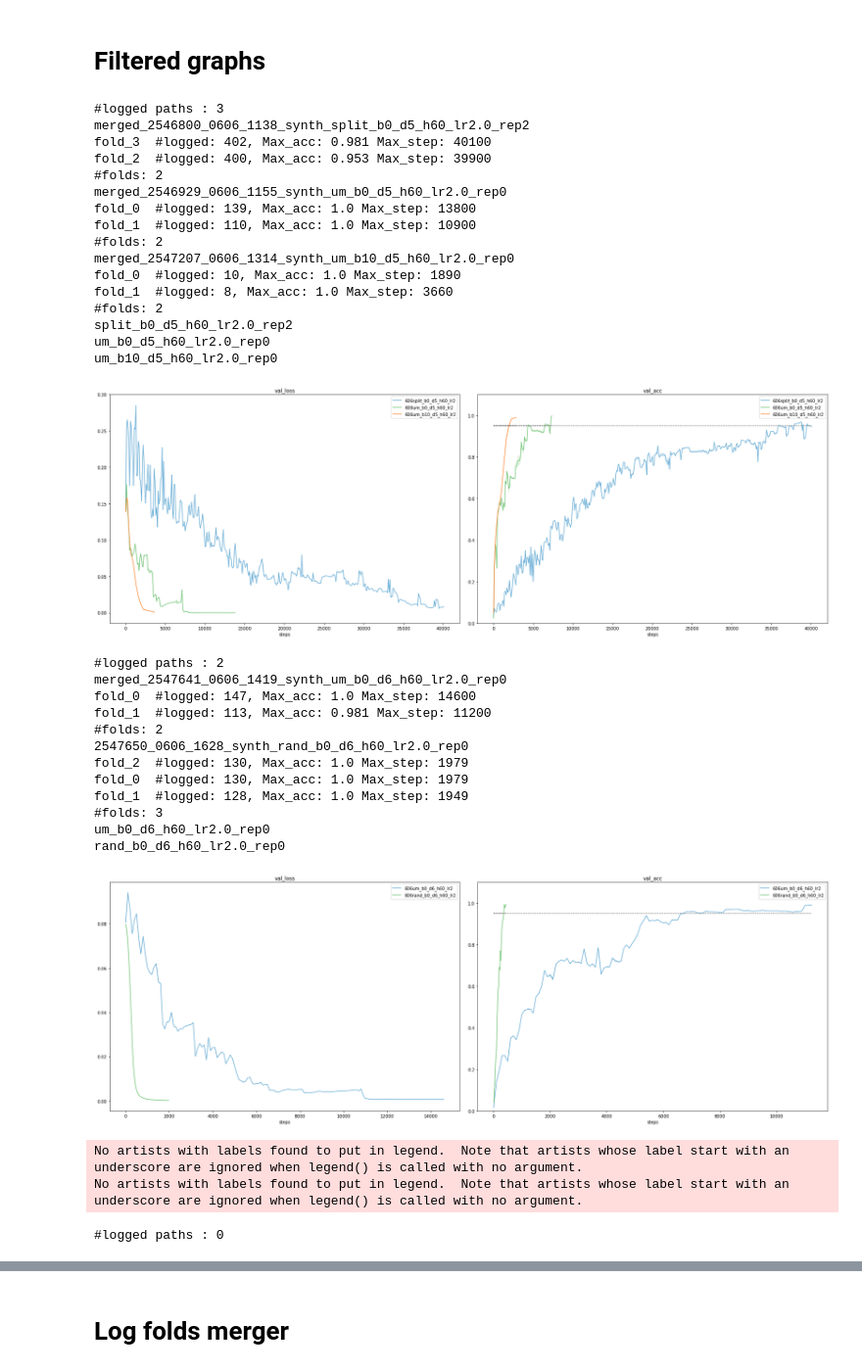
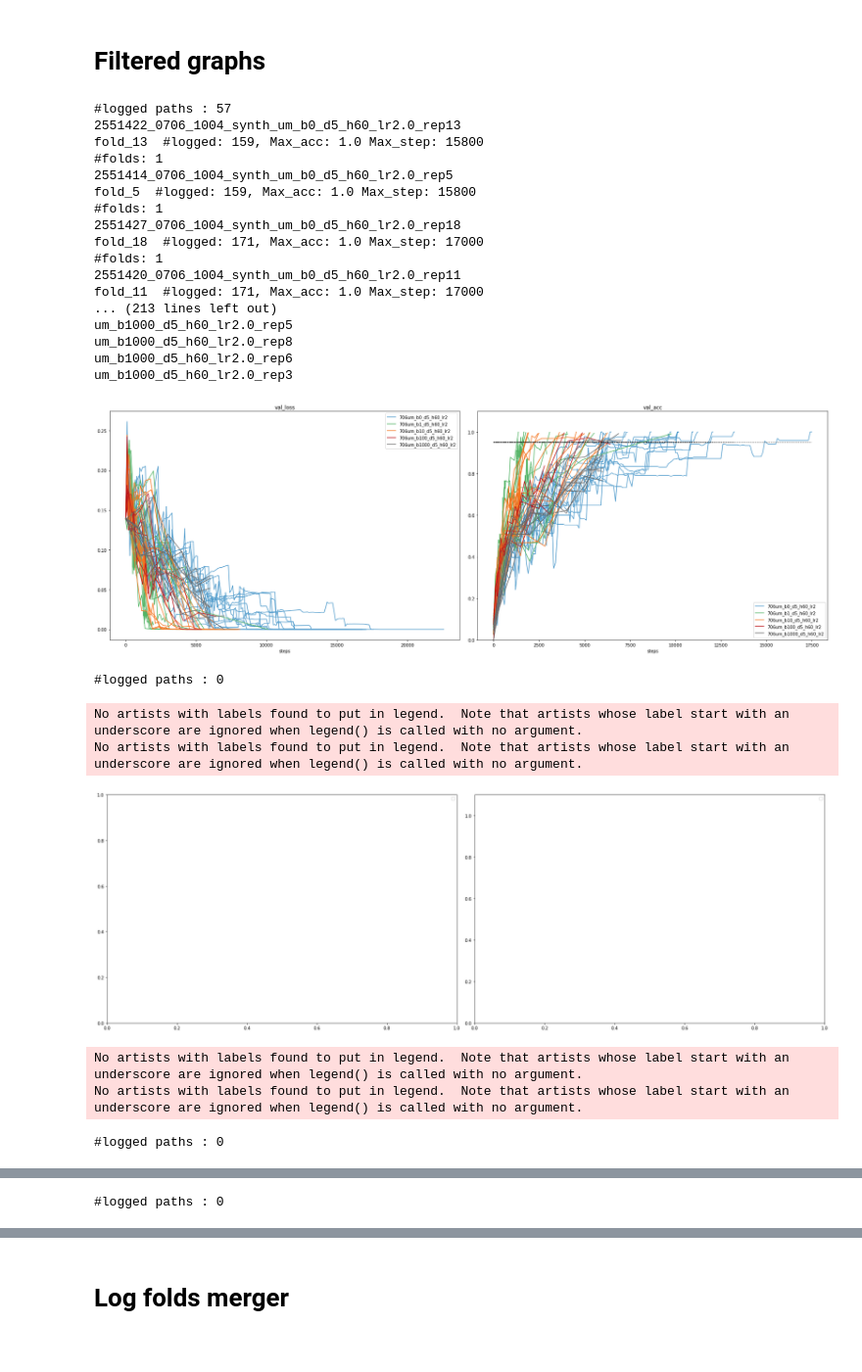
Before and after one commit to jeromel05/Ultrametric-benchmark-v2, a Jupyter notebook: notebooks/postprocessing_metrics.ipynb, the cells around one changed output, grey strips where cells are left out. Shown: that part at 98% size. Drawn from its saved outputs; the diff is of its cells as text; code cells hidden in the pictures.

```diff
--- a/notebooks/postprocessing_metrics.ipynb
+++ b/notebooks/postprocessing_metrics.ipynb
@@ -280,46 +280,38 @@ metrics_to_plot = ['val_loss', 'val_acc', 'val_step']
 # %%
 patts_to_search2 = ["um_b0_d5", "um_b0_d6", "um_b0_d7", "um_b0_d8", "um_b0_d9", "um_b0_d10",
                     "rand_b0_d5", "rand_b0_d6", "rand_b0_d7", "rand_b0_d8", "rand_b0_d9", "rand_b0_d10"]
 
 patt = ["um_b0_d5_h30", 'um_b1_d5_h30', 'um_b10_d5_h30', 'um_b100_d5_h30', 'um_b1000_d5_h30', 'd5_h30',
                     "um_b0_d6_h30", 'um_b1_d6_h30', 'um_b10_d6_h30', 'um_b100_d6_h30', 'um_b1000_d6_h30']
 
 patts_to_search2 = ['d5_h60_lr2','d6_h60_lr2', 'd7_h250_lr2', 'd8_h500_lr5', "d9_h500_lr5", "d10"]
 #patts_to_search2 = ["d7_h250_lr2"]
 
-for patt in patts_to_search2: plot_runs_w_regex(patt, 0.082, MERGED_LOG_PATH, verbose=True, delete_dir=False)
+for patt in patts_to_search2: plot_runs_w_regex(patt, 0.08222, DL_LOG_PATH, verbose=True, delete_dir=False)
 # %% [output]
-#logged paths : 3
-merged_2546800_0606_1138_synth_split_b0_d5_h60_lr2.0_rep2
-fold_3  #logged: 402, Max_acc: 0.981 Max_step: 40100
-fold_2  #logged: 400, Max_acc: 0.953 Max_step: 39900
-#folds: 2
-merged_2546929_0606_1155_synth_um_b0_d5_h60_lr2.0_rep0
-fold_0  #logged: 139, Max_acc: 1.0 Max_step: 13800
-fold_1  #logged: 110, Max_acc: 1.0 Max_step: 10900
-#folds: 2
-merged_2547207_0606_1314_synth_um_b10_d5_h60_lr2.0_rep0
-fold_0  #logged: 10, Max_acc: 1.0 Max_step: 1890
-fold_1  #logged: 8, Max_acc: 1.0 Max_step: 3660
-#folds: 2
-split_b0_d5_h60_lr2.0_rep2
-um_b0_d5_h60_lr2.0_rep0
-um_b10_d5_h60_lr2.0_rep0
+#logged paths : 57
+2551422_0706_1004_synth_um_b0_d5_h60_lr2.0_rep13
+fold_13  #logged: 159, Max_acc: 1.0 Max_step: 15800
+#folds: 1
+2551414_0706_1004_synth_um_b0_d5_h60_lr2.0_rep5
+fold_5  #logged: 159, Max_acc: 1.0 Max_step: 15800
+#folds: 1
+2551427_0706_1004_synth_um_b0_d5_h60_lr2.0_rep18
+fold_18  #logged: 171, Max_acc: 1.0 Max_step: 17000
+#folds: 1
+2551420_0706_1004_synth_um_b0_d5_h60_lr2.0_rep11
+fold_11  #logged: 171, Max_acc: 1.0 Max_step: 17000
+... (213 lines left out)
+um_b1000_d5_h60_lr2.0_rep5
+um_b1000_d5_h60_lr2.0_rep8
+um_b1000_d5_h60_lr2.0_rep6
+um_b1000_d5_h60_lr2.0_rep3
-[figure, old version]
+[figure, new version]
-#logged paths : 2
-merged_2547641_0606_1419_synth_um_b0_d6_h60_lr2.0_rep0
-fold_0  #logged: 147, Max_acc: 1.0 Max_step: 14600
-fold_1  #logged: 113, Max_acc: 0.981 Max_step: 11200
-#folds: 2
-2547650_0606_1628_synth_rand_b0_d6_h60_lr2.0_rep0
-fold_2  #logged: 130, Max_acc: 1.0 Max_step: 1979
-fold_0  #logged: 130, Max_acc: 1.0 Max_step: 1979
-fold_1  #logged: 128, Max_acc: 1.0 Max_step: 1949
-#folds: 3
-um_b0_d6_h60_lr2.0_rep0
-rand_b0_d6_h60_lr2.0_rep0
+#logged paths : 0
+No artists with labels found to put in legend.  Note that artists whose label start with an underscore are ignored when legend() is called with no argument.
+No artists with labels found to put in legend.  Note that artists whose label start with an underscore are ignored when legend() is called with no argument.
-[figure, old version]
+[figure, new version]
-No artists with labels found to put in legend.  Note that artists whose label start with an underscore are ignored when legend() is called with no argument.
-No artists with labels found to put in legend.  Note that artists whose label start with an underscore are ignored when legend() is called with no argument.
-#logged paths : 0
+No artists with labels found to put in legend.  Note that artists whose label start with an underscore are ignored when legend() is called with no argument.
+No artists with labels found to put in legend.  Note that artists whose label start with an underscore are ignored when legend() is called with no argument.
+#logged paths : 0
 [figure]
@@ -329 +320,2 @@ No artists with labels found to put in legend.  Note that artists whose label st
+#logged paths : 0
 [figure]
```
Also changed, not shown: parts of 4 cells of this notebook, 3 other files.
